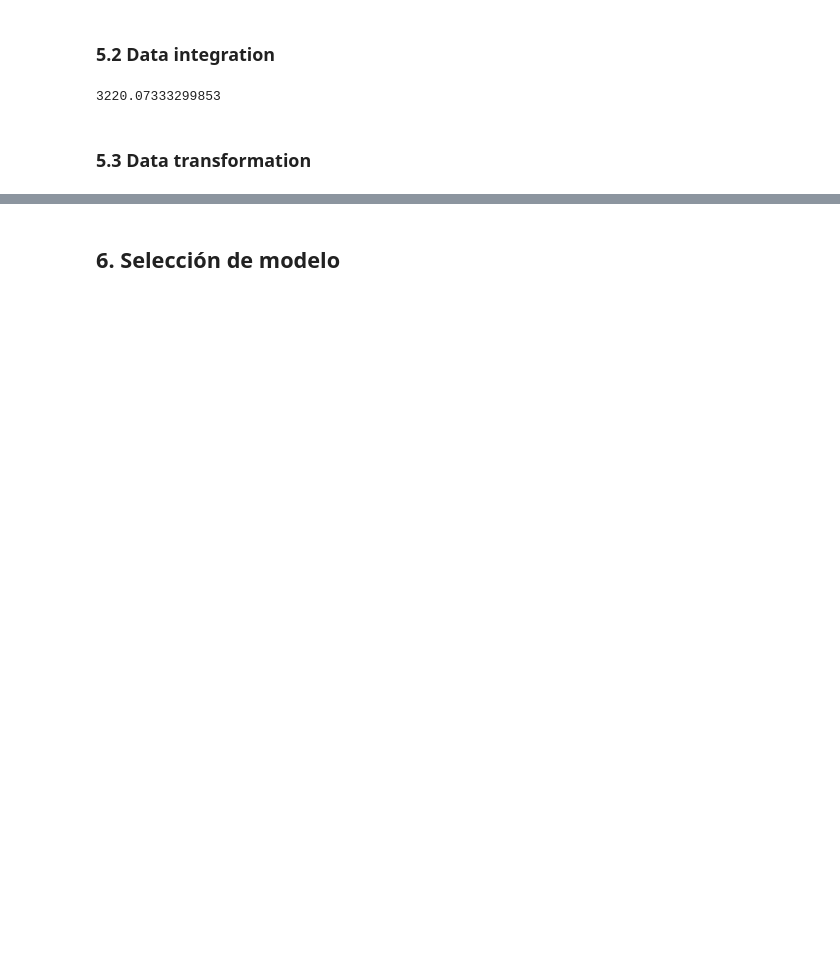
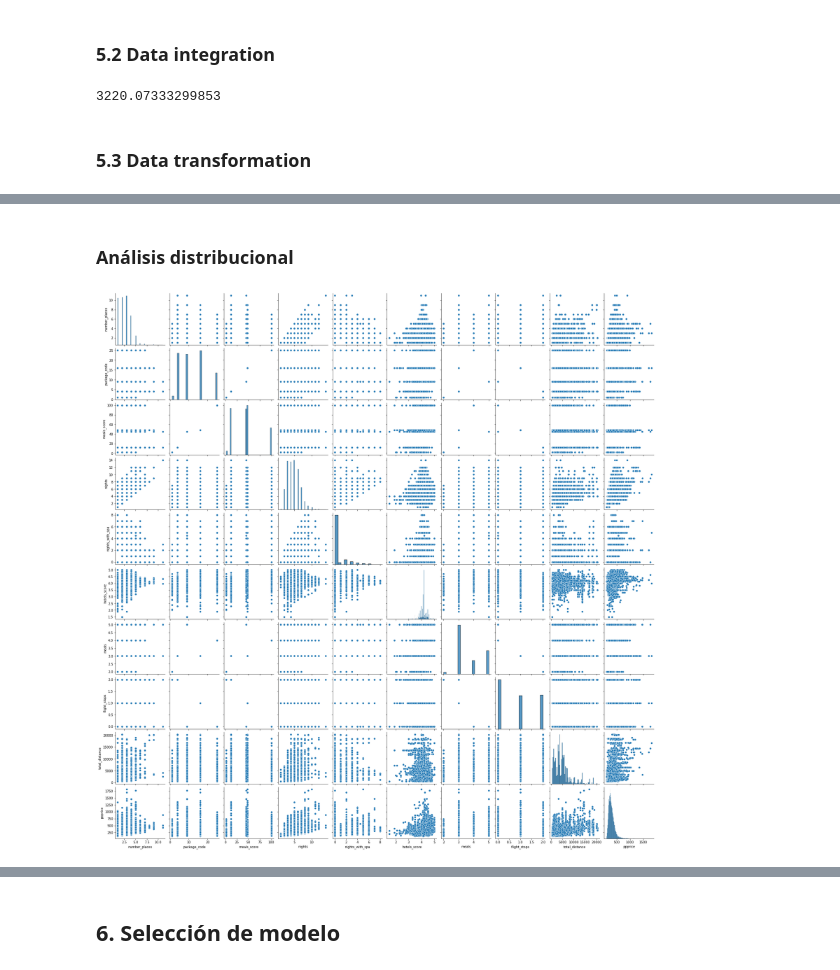
Before and after one commit to diegoquezadac/omicron, a Jupyter notebook: taller-2/taller-2.ipynb, the cells around one changed output, grey strips where cells are left out. Saved outputs shown, nothing was run; the diff lists cells and outputs as text; code cells hidden in the pictures; blank space fills up the shorter version.

```diff
--- a/taller-2/taller-2.ipynb
+++ b/taller-2/taller-2.ipynb
@@ -276,7 +277,7 @@ def weighted_mean_rate(itinerary, hotel_details):
     try:
         return sum(itinerario * rates)/sum(itinerario)
     except:
-        return np.mean(rates) if len(rates)>0 else 0 # check
+        return np.mean(rates) if len(rates)>0 else 4.2 # check
 # %%
 # Get number of nights with spa (estimated sometimes)
 train["nights_with_spa"] = train.apply(lambda row: count_spa(row.itinerary, row.hotel_details, row.nights),axis=1)
@@ -285,3 +286,5 @@ test["nights_with_spa"] = test.apply(lambda row: count_spa(row.itinerary, row.ho
 # Get hotel quality mean weighted by number of nights in hotels
 train["hotels_score"] = train.apply(lambda row: weighted_mean_rate(row.itinerary, row.hotel_details),axis=1)
 test["hotels_score"] = test.apply(lambda row: weighted_mean_rate(row.itinerary, row.hotel_details),axis=1)
+train.hotels_score[train.hotels_score == 0] = train["hotels_score"][train["hotels_score"]!=0].mean()
+test.hotels_score[test.hotels_score == 0] = train["hotels_score"][train["hotels_score"]!=0].mean()
@@ -320,3 +344,5 @@ train["cos_date"] = train.apply(lambda row: np.cos(2*np.pi*(int(row.travel_date.
 
 test["sin_date"] = test.apply(lambda row: np.sin(2*np.pi*(int(row.travel_date.split("-")[0])+(int(row.travel_date.split("-")[1])*30))/365),axis=1)
 test["cos_date"] = test.apply(lambda row: np.cos(2*np.pi*(int(row.travel_date.split("-")[0])+(int(row.travel_date.split("-")[1])*30))/365),axis=1)
+# %% [markdown]
+### Análisis distribucional
@@ -322,0 +385,8 @@ test["cos_date"] = test.apply(lambda row: np.cos(2*np.pi*(int(row.travel_date.sp
+# %%
+numerical_features = ['number_places','package_code',
+                      'meals_score','nights','nights_with_spa','hotels_score',
+                      'meals','flight_stops','total_distance','ppprice']
+# %%
+pairplot = sns.pairplot(train[numerical_features])
+# %% [output]
+[figure, added]
```
Also changed, not shown: parts of 29 cells of this notebook, 1 other file.
